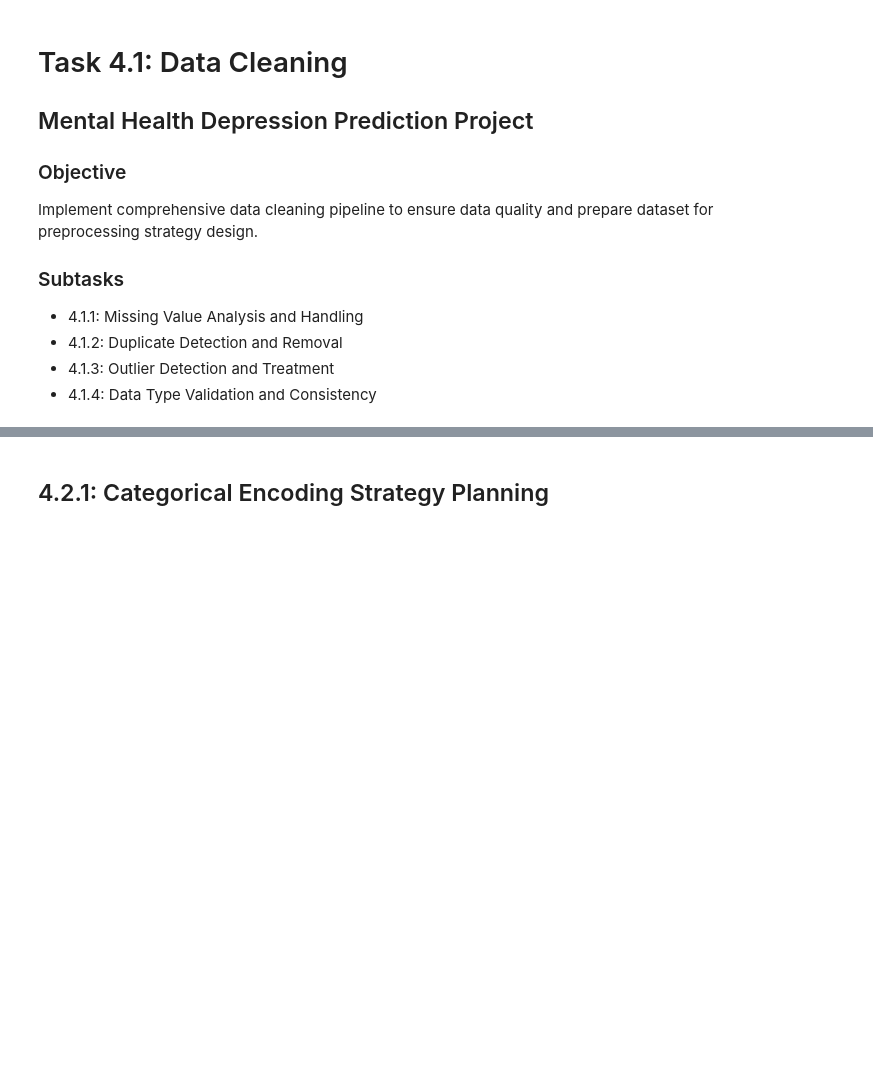
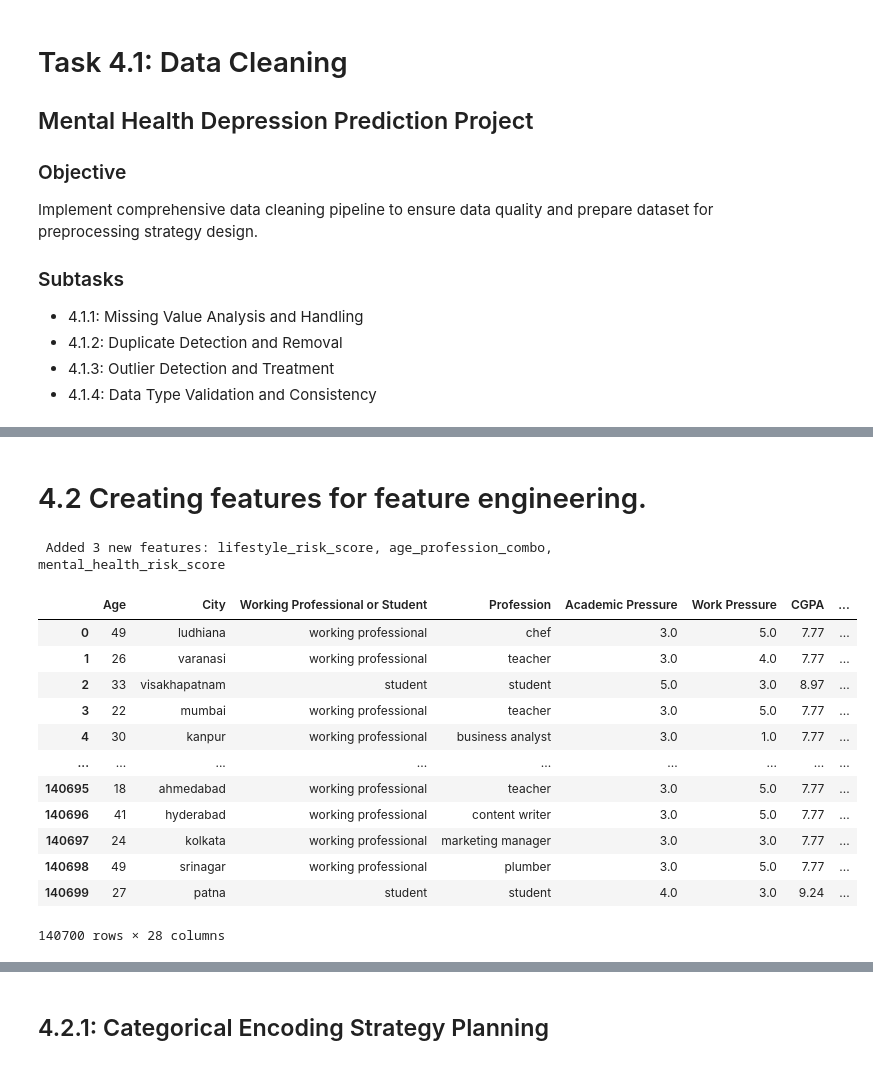
Before and after one commit to Murali-8/Mental_Health_Survey, a Jupyter notebook: Depression_analysis.ipynb, the cells around one changed output, grey strips where cells are left out. Saved outputs shown, nothing was run; the diff lists cells and outputs as text; code cells hidden in the pictures; blank space fills up the shorter version.

```diff
--- a/Depression_analysis.ipynb
+++ b/Depression_analysis.ipynb
@@ -2131,0 +1943,77 @@ Design comprehensive preprocessing strategy for PyTorch model preparation based
+# %% [markdown]
+# 4.2 Creating features for feature engineering.
+# %%
+
+# Load cleaned dataset
+df = pd.read_csv("cleaned_train.csv")
+
+# -------------------------
+# 1. Lifestyle Risk Score (Sleep + Diet)
+# -------------------------
+# Map Sleep Duration into categories (lower = higher risk)
+sleep_map = {
+    "less than 5 hours": 3,
+    "5-6 hours": 2,
+    "7-8 hours": 1,
+    "more than 8 hours": 2   # too much sleep also considered moderate risk
+}
+df["sleep_score"] = df["Sleep Duration"].map(sleep_map).fillna(2)
+
+# Map Dietary Habits into categories
+diet_map = {
+    "healthy": 1,
+    "moderate": 2,
+    "unhealthy": 3
+}
+df["diet_score"] = df["Dietary Habits"].map(diet_map).fillna(2)
+
+# Combine into lifestyle risk score (range 2–6, higher = worse)
+df["lifestyle_risk_score"] = df["sleep_score"] + df["diet_score"]
+
+# -------------------------
+# 2. Age × Profession Combo
+# -------------------------
+df["age_profession_combo"] = df["Age_Group"].astype(str) + "_" + df["Working Professional or Student"].astype(str)
+
+# -------------------------
+# 3. Mental Health Risk Composite Score
+# -------------------------
+# Weighted sum: sleep + diet + profession stress level
+# Assign higher risk to "working professional" compared to "student"
+df["profession_risk"] = df["Working Professional or Student"].map({
+    "student": 1,
+    "working professional": 2
+}).fillna(1)
+
+# Create composite score (normalize later if needed)
+df["mental_health_risk_score"] = (
+    df["sleep_score"] * 0.4 +
+    df["diet_score"] * 0.3 +
+    df["profession_risk"] * 0.3
+)
+
+# -------------------------
+# Drop helper columns if not needed
+# -------------------------
+df = df.drop(columns=["sleep_score", "diet_score", "profession_risk"])
+
+# Save updated dataset
+df.to_csv("feature_engineered_train.csv", index=False)
+
+print(" Added 3 new features: lifestyle_risk_score, age_profession_combo, mental_health_risk_score")
+df
+# %% [output]
+ Added 3 new features: lifestyle_risk_score, age_profession_combo, mental_health_risk_score
+|  | Age | City | Working Professional or Student | Profession | Academic Pressure | Work Pressure | CGPA | ... |
+| 0 | 49 | ludhiana | working professional | chef | 3.0 | 5.0 | 7.77 | ... |
+| 1 | 26 | varanasi | working professional | teacher | 3.0 | 4.0 | 7.77 | ... |
+| 2 | 33 | visakhapatnam | student | student | 5.0 | 3.0 | 8.97 | ... |
+| 3 | 22 | mumbai | working professional | teacher | 3.0 | 5.0 | 7.77 | ... |
+| 4 | 30 | kanpur | working professional | business analyst | 3.0 | 1.0 | 7.77 | ... |
+| ... | ... | ... | ... | ... | ... | ... | ... | ... |
+| 140695 | 18 | ahmedabad | working professional | teacher | 3.0 | 5.0 | 7.77 | ... |
+| 140696 | 41 | hyderabad | working professional | content writer | 3.0 | 5.0 | 7.77 | ... |
+| 140697 | 24 | kolkata | working professional | marketing manager | 3.0 | 3.0 | 7.77 | ... |
+| 140698 | 49 | srinagar | working professional | plumber | 3.0 | 5.0 | 7.77 | ... |
+| 140699 | 27 | patna | student | student | 4.0 | 3.0 | 9.24 | ... |
+140700 rows × 28 columns
```
Also changed, not shown: parts of 74 cells of this notebook, 4 other files.
